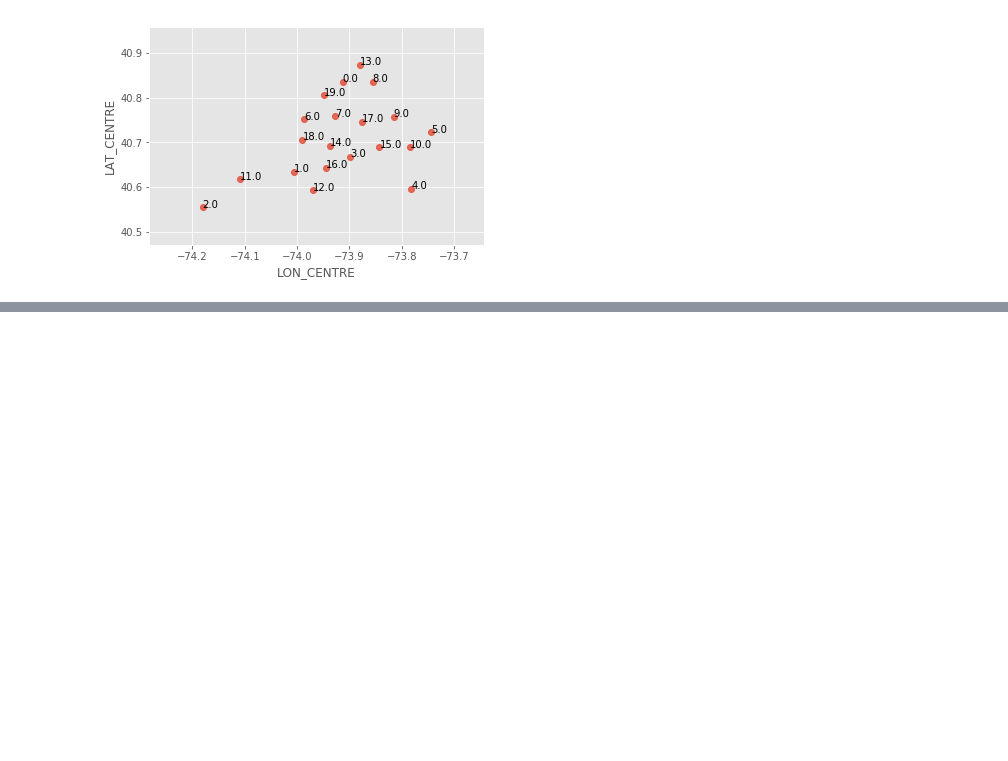
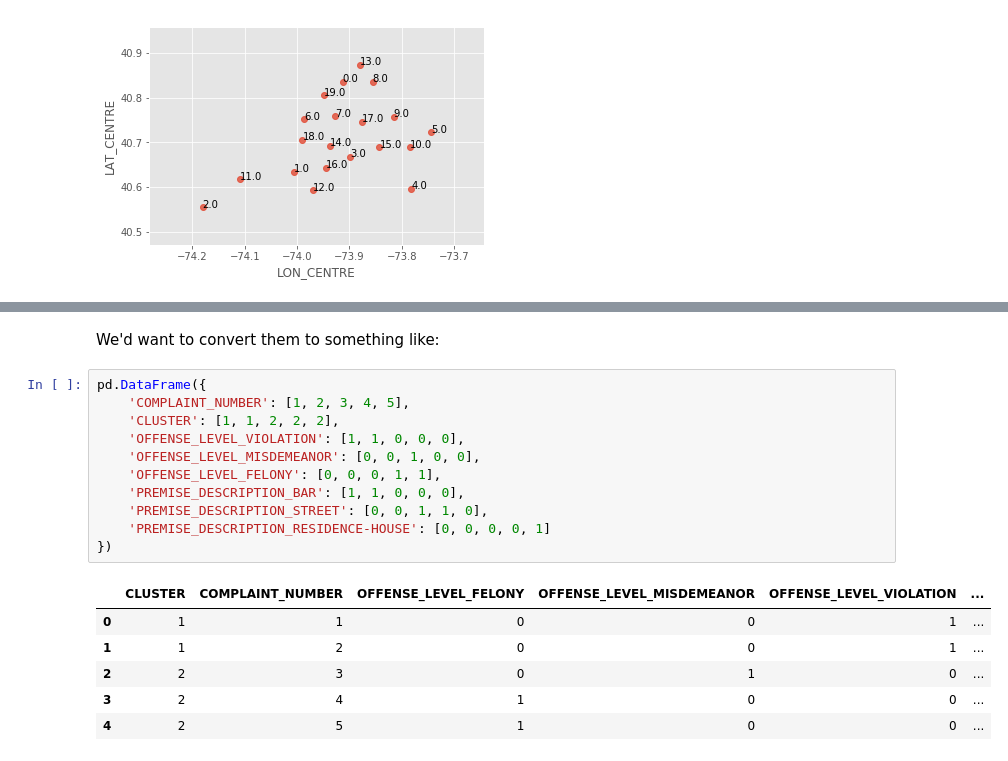
Before and after one commit to strikingmoose/nypd_complaints, a Jupyter notebook: notebook/16 - Clustering To Explore Neighbourhoods.ipynb, the cells around one changed output, grey strips where cells are left out. Cells and saved outputs as stored; diff of their text form; blank space fills up the shorter version.

```diff
--- a/notebook/16 - Clustering To Explore Neighbourhoods.ipynb
+++ b/notebook/16 - Clustering To Explore Neighbourhoods.ipynb
@@ -267,0 +307,20 @@ cluster_stats_result[['LON_CENTRE','LAT_CENTRE','prediction']].apply(lambda x: a
+# %% [markdown]
+We'd want to convert them to something like:
+# %%
+pd.DataFrame({
+    'COMPLAINT_NUMBER': [1, 2, 3, 4, 5],
+    'CLUSTER': [1, 1, 2, 2, 2],
+    'OFFENSE_LEVEL_VIOLATION': [1, 1, 0, 0, 0],
+    'OFFENSE_LEVEL_MISDEMEANOR': [0, 0, 1, 0, 0],
+    'OFFENSE_LEVEL_FELONY': [0, 0, 0, 1, 1],
+    'PREMISE_DESCRIPTION_BAR': [1, 1, 0, 0, 0],
+    'PREMISE_DESCRIPTION_STREET': [0, 0, 1, 1, 0],
+    'PREMISE_DESCRIPTION_RESIDENCE-HOUSE': [0, 0, 0, 0, 1]
+})
+# %% [output]
+|  | CLUSTER | COMPLAINT_NUMBER | OFFENSE_LEVEL_FELONY | OFFENSE_LEVEL_MISDEMEANOR | OFFENSE_LEVEL_VIOLATION | ... |
+| 0 | 1 | 1 | 0 | 0 | 1 | ... |
+| 1 | 1 | 2 | 0 | 0 | 1 | ... |
+| 2 | 2 | 3 | 0 | 1 | 0 | ... |
+| 3 | 2 | 4 | 1 | 0 | 0 | ... |
+| 4 | 2 | 5 | 1 | 0 | 0 | ... |
```
Also changed, not shown: parts of 14 cells of this notebook, 2 other files.
